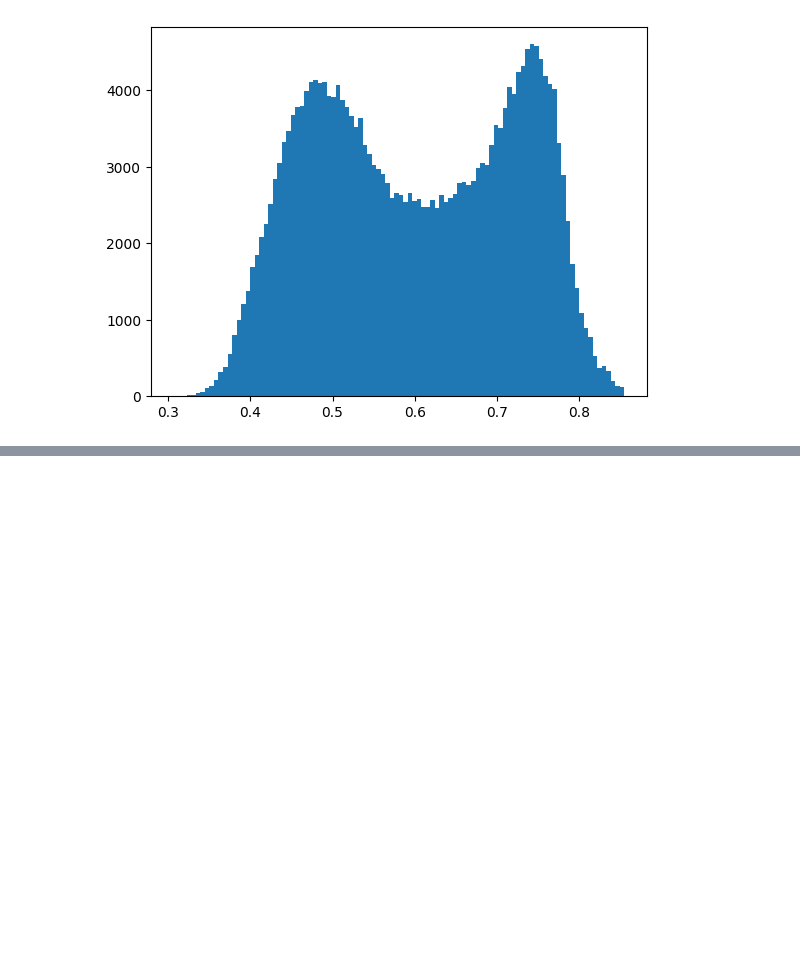
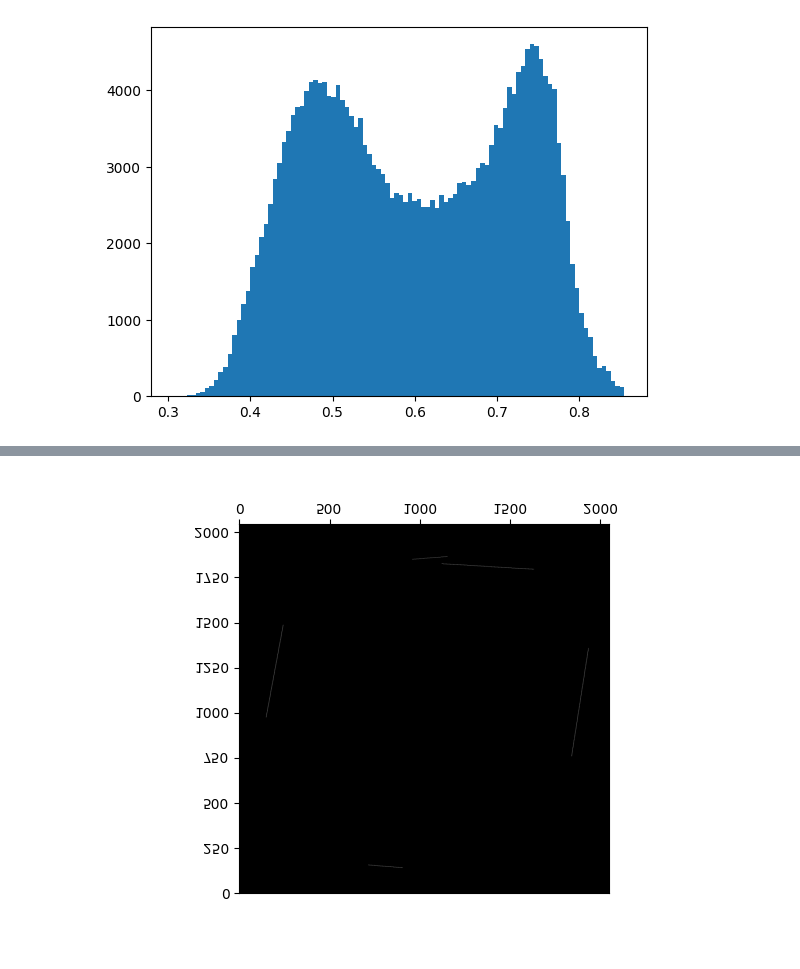
Before and after one commit to IamSankar97/Project_Spacer, a Jupyter notebook: taste.ipynb, the cells around one changed output, grey strips where cells are left out. Cells and saved outputs as stored; diff of their text form; code cells hidden in the pictures; blank space fills up the shorter version.

```diff
--- a/taste.ipynb
+++ b/taste.ipynb
@@ -1056,0 +1291,6 @@ array([[0, 0, 0, ..., 0, 1, 1],
+# %%
+flipped_image = mask_img.transpose(method=Image.FLIP_TOP_BOTTOM)
+# %%
+flipped_image
+# %% [output]
+[figure, added]
```
Also changed, not shown: parts of 57 cells of this notebook, 5 other files.
